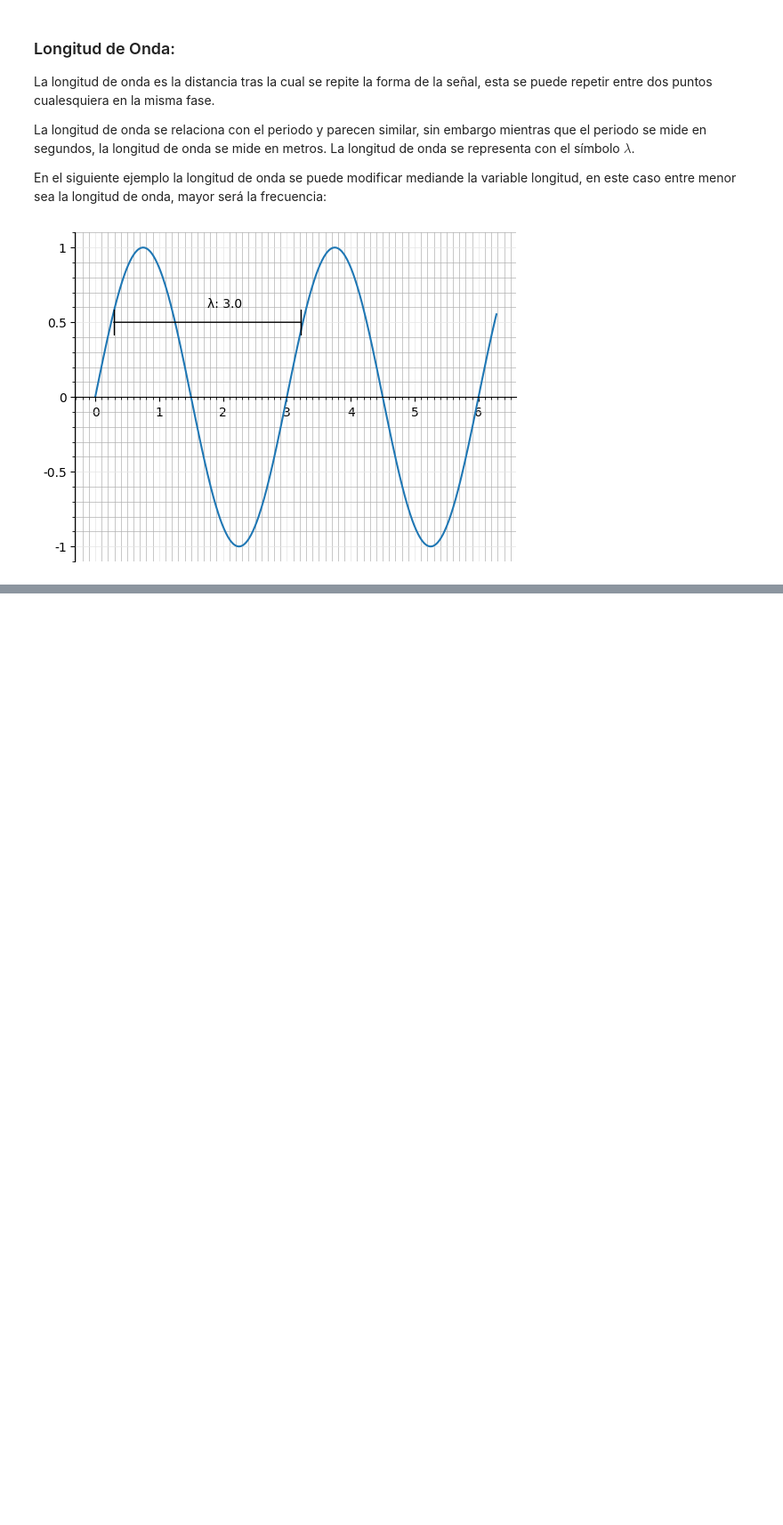
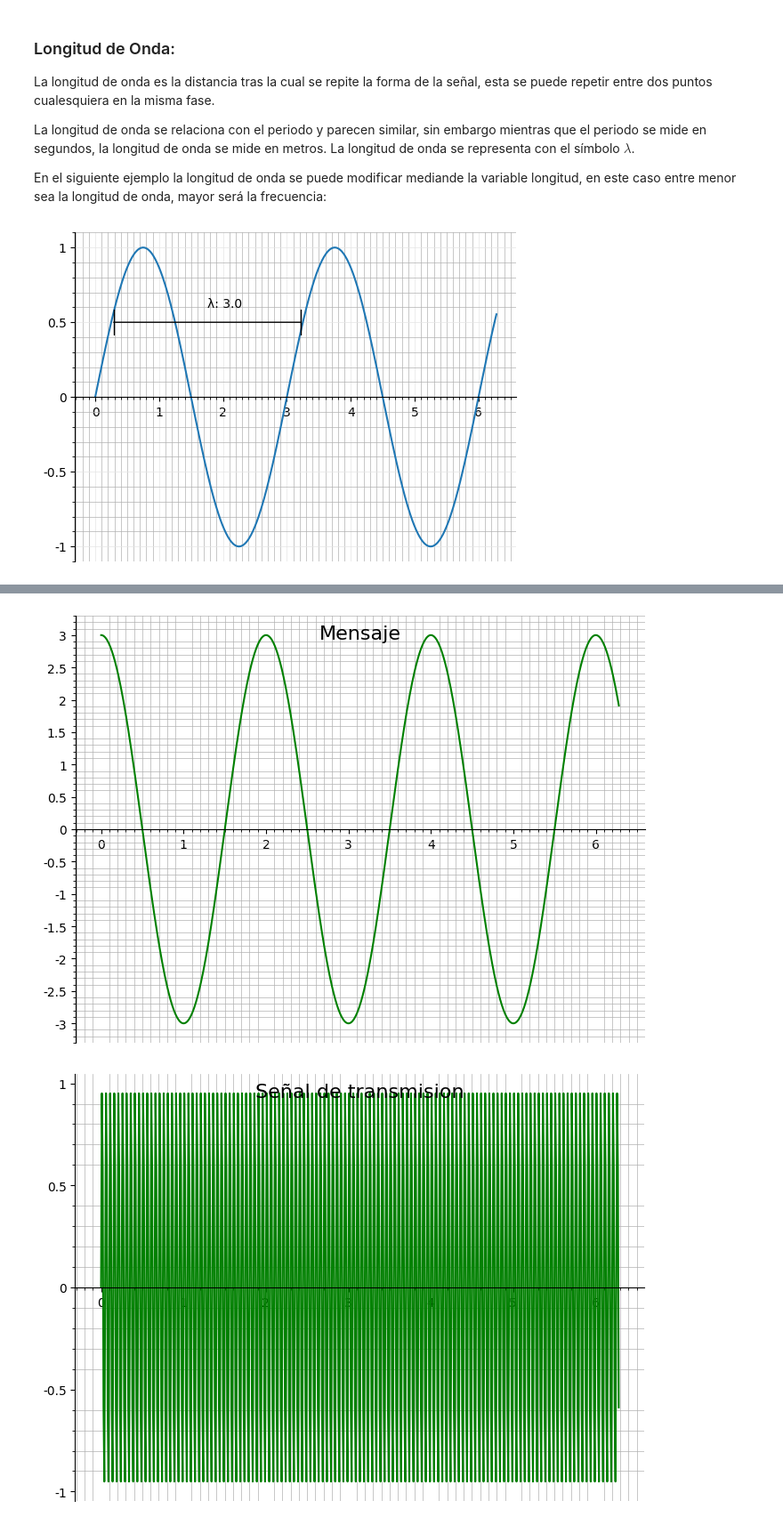
Before and after one commit to Setofnosets/Senoidales, a Jupyter notebook: Senoidales.ipynb, the cells around one changed output, grey strips where cells are left out. Shown at 89% size. Saved outputs shown, nothing was run; the diff lists cells and outputs as text; code cells hidden in the pictures; blank space fills up the shorter version.

Commit message:
Agregado Modulacion por amplitud

```diff
--- a/Senoidales.ipynb
+++ b/Senoidales.ipynb
@@ -296,0 +383,64 @@ plt.show()
+# %%
+from math import sin, pi, cos
+import matplotlib.pyplot as plt
+from matplotlib.ticker import MultipleLocator, FormatStrFormatter
+from matplotlib.pyplot import figure
+import numpy as np
+
+%matplotlib inline
+
+def sine_wave(A: float, f: float, phi: float, t:float) -> float:
+    return A*sin((2*pi*t*f) + phi)
+
+def mensaje(M: float, f: float, phi: float, t: float) -> float:
+    return M*cos((2*pi*t*f) + phi)
+
+def modulacion_amplitud(A: float, M: float, fc: float, fm: float, phi: float, t: float) -> float:
+    indice = M/A
+    return A*(1 + mensaje(indice, fm, phi, t))*sine_wave(A, fc, phi, t)
+
+def mostrar_grafica(x: list, y: list, title: str, fig: any, y1: list=None, y2: list=None) -> None:
+    fig.suptitle(title, fontsize=16)
+
+    ax = fig.add_axes([0,0,1,1])
+    #ax.set_title(title)
+    ax.spines['bottom'].set_position('center')
+    ax.spines['right'].set_color('none')
+    ax.spines['top'].set_color('none')
+    ax.yaxis.set_major_formatter(FormatStrFormatter('%g'))
+    ax.yaxis.set_ticks(np.arange(-100, 100, 0.5))
+    ax.xaxis.set_minor_locator(MultipleLocator(0.1))
+    ax.yaxis.set_minor_locator(MultipleLocator(0.1))
+    ax.xaxis.grid(True, 'minor', linewidth=0.5)
+    ax.yaxis.grid(True, 'minor', linewidth=0.5)
+    ax.plot(x, y, 'g')
+    if y1 is not None:
+        ax.plot(x, y1, 'r')
+    if y2 is not None:
+        ax.plot(x, y2, 'b')
+
+
+amp_max = 0.
+x_max = 2*pi
+x_min = 0
+step = 0.01
+x = np.arange(x_min, x_max, step)
+#Señal con A = 3, f = 0.5 y fase = 0
+mensaje1 = [mensaje(3,0.5,0,tiempo) for tiempo in x]
+#Señal con A = 1, f = 20 y fase = 0
+transmision = [sine_wave(1,20,0,tiempo) for tiempo in x]
+#Señal modulada
+modulada = [modulacion_amplitud(1,3,20,0.5,0,tiempo) for tiempo in x]
+
+fig = plt.figure()
+mostrar_grafica(x, mensaje1, "Mensaje", fig)
+fig = plt.figure()
+mostrar_grafica(x, transmision, "Señal de transmision", fig)
+
+#Mostrar Graficas moduladas
+fig = plt.figure()
+mostrar_grafica(x, modulada, "Señal modulada", fig)
+plt.show()
+# %% [output]
+[figure, added]
+[figure, added]
```
Also changed, not shown: parts of 10 cells of this notebook, 1 other file.
